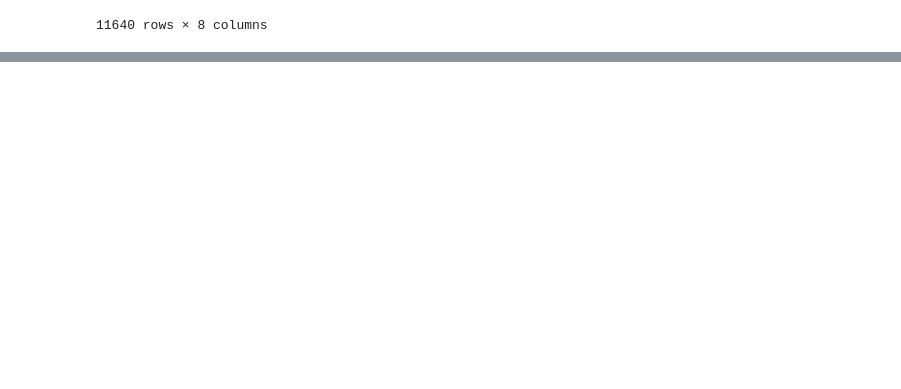
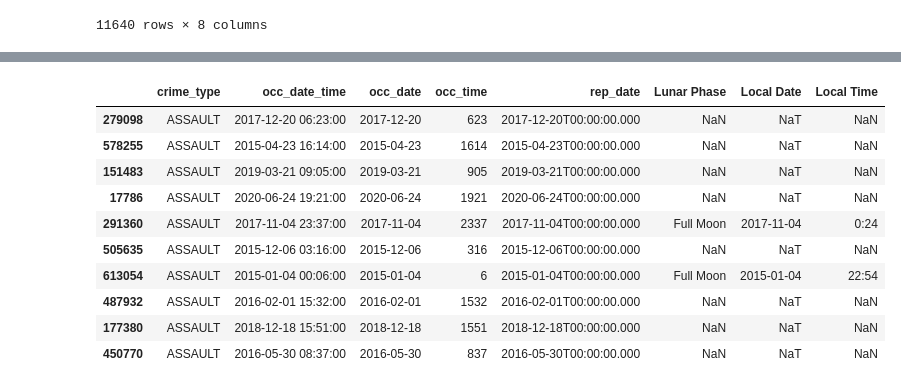
Before and after one commit to flashforward89/Project-1, a Jupyter notebook: Erin Folder/Crime_MoonPhase.ipynb, the cells around one changed output, grey strips where cells are left out. Drawn from its saved outputs; the diff is of its cells as text; code cells hidden in the pictures; blank space fills up the shorter version.

```diff
--- a/Erin Folder/Crime_MoonPhase.ipynb
+++ b/Erin Folder/Crime_MoonPhase.ipynb
@@ -295,0 +351,18 @@ crime_df.sample(50)
+# %%
+assault_list = ['ASSAULT']
+
+assault_df = crime_grouped.loc[crime_grouped['crime_type'].isin(assault_list)]
+
+assault_df.sample(10)
+# %% [output]
+|  | crime_type | occ_date_time | occ_date | occ_time | rep_date | Lunar Phase | Local Date | Local Time |
+| 279098 | ASSAULT | 2017-12-20 06:23:00 | 2017-12-20 | 623 | 2017-12-20T00:00:00.000 | NaN | NaT | NaN |
+| 578255 | ASSAULT | 2015-04-23 16:14:00 | 2015-04-23 | 1614 | 2015-04-23T00:00:00.000 | NaN | NaT | NaN |
+| 151483 | ASSAULT | 2019-03-21 09:05:00 | 2019-03-21 | 905 | 2019-03-21T00:00:00.000 | NaN | NaT | NaN |
+| 17786 | ASSAULT | 2020-06-24 19:21:00 | 2020-06-24 | 1921 | 2020-06-24T00:00:00.000 | NaN | NaT | NaN |
+| 291360 | ASSAULT | 2017-11-04 23:37:00 | 2017-11-04 | 2337 | 2017-11-04T00:00:00.000 | Full Moon | 2017-11-04 | 0:24 |
+| 505635 | ASSAULT | 2015-12-06 03:16:00 | 2015-12-06 | 316 | 2015-12-06T00:00:00.000 | NaN | NaT | NaN |
+| 613054 | ASSAULT | 2015-01-04 00:06:00 | 2015-01-04 | 6 | 2015-01-04T00:00:00.000 | Full Moon | 2015-01-04 | 22:54 |
+| 487932 | ASSAULT | 2016-02-01 15:32:00 | 2016-02-01 | 1532 | 2016-02-01T00:00:00.000 | NaN | NaT | NaN |
+| 177380 | ASSAULT | 2018-12-18 15:51:00 | 2018-12-18 | 1551 | 2018-12-18T00:00:00.000 | NaN | NaT | NaN |
+| 450770 | ASSAULT | 2016-05-30 08:37:00 | 2016-05-30 | 837 | 2016-05-30T00:00:00.000 | NaN | NaT | NaN |
```
Also changed, not shown: parts of 6 cells of this notebook.
